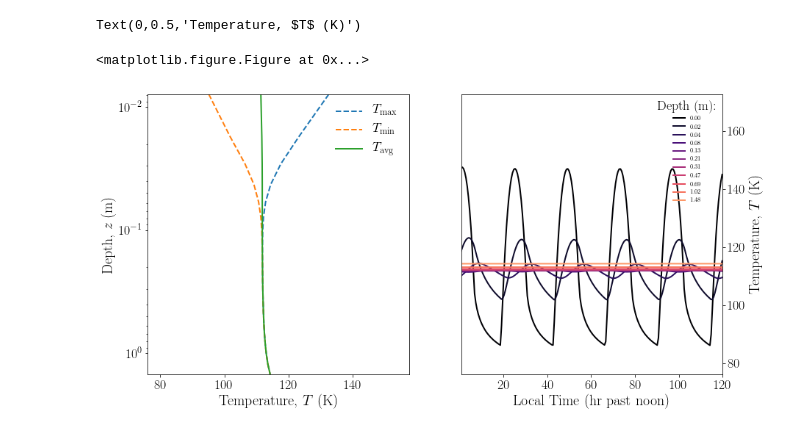
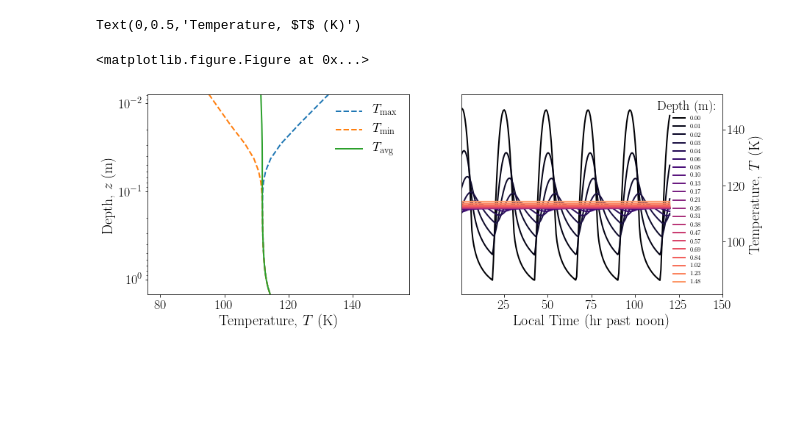
Before and after one commit to phayne/heat1d, a Jupyter notebook: heat1d_example.ipynb, the cells around one changed output. Cells and saved outputs as stored; diff of their text form; code cells hidden in the pictures; blank space fills up the shorter version.

```diff
--- a/heat1d_example.ipynb
+++ b/heat1d_example.ipynb
@@ -26,35 +26,35 @@ m.run()
 # %%
 # Plot results
 plt.figure()
-fig, (ax1, ax2) = plt.subplots(figsize=[14,7], ncols=2)
+fig, (ax1, ax2) = plt.subplots(figsize=[14,5], ncols=2)
 
 # Depth profiles of min, mean, max temperature
 ax1.set_xlim(-10+np.nanmin(m.T[:,0]),10+np.nanmax(m.T[:,0]))
 ax1.set_yscale('log')
 ax1.set_ylim(np.nanmax(m.profile.z),m.profile.z[1])
 ax1.plot(np.nanmax(m.T,0), m.profile.z, ls='--', lw=2, label='$T_\mathrm{max}$')
 ax1.plot(np.nanmin(m.T,0), m.profile.z, ls='--', lw=2, label='$T_\mathrm{min}$')
 ax1.plot(np.nanmean(m.T,0), m.profile.z, lw=2, label='$T_\mathrm{avg}$')
 ax1.set_xlabel('Temperature, $T$ (K)')
 ax1.set_ylabel('Depth, $z$ (m)')
 ax1.legend(frameon=False)
 mpl.rcParams['font.size'] = 18
 
 # Diurnal temperature curves
-ax2.set_xlim(np.nanmin(m.lt), np.nanmax(m.lt))
-ax2.set_ylim(-10+np.nanmin(m.T[:,0]), np.nanmax(m.T[:,0])+25)
+ax2.set_xlim(np.nanmin(m.lt), np.nanmax(m.lt)+30)
+ax2.set_ylim(-5+np.nanmin(m.T[:,0]), np.nanmax(m.T[:,0])+5)
 ax2.yaxis.tick_right()
 ax2.yaxis.set_label_position('right')
 i = 0
-n = 2
+n = 1
 zz = m.profile.z[0::n]
 for z in zz:
     ax2.plot(m.lt, m.T[:,i], label='{:.2f}'.format(z), color=plt.cm.magma(i*10))
     i += n
 ax2.legend(frameon=False, title='Depth (m):', fontsize=8)
 ax2.set_xlabel('Local Time (hr past noon)')
 ax2.set_ylabel('Temperature, $T$ (K)')
 # %% [output]
 Text(0,0.5,'Temperature, $T$ (K)')
 <matplotlib.figure.Figure at 0x...>
-[figure, old version]
+[figure, new version]
```
